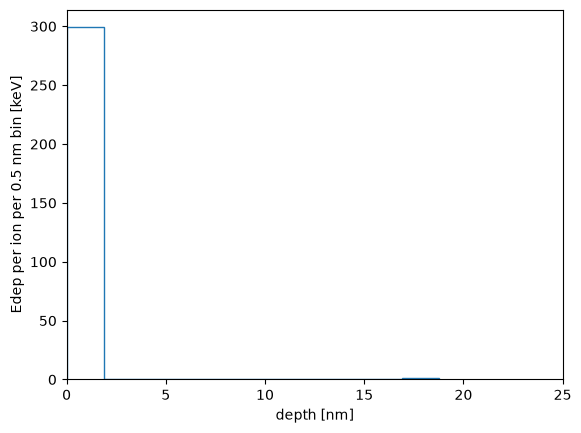
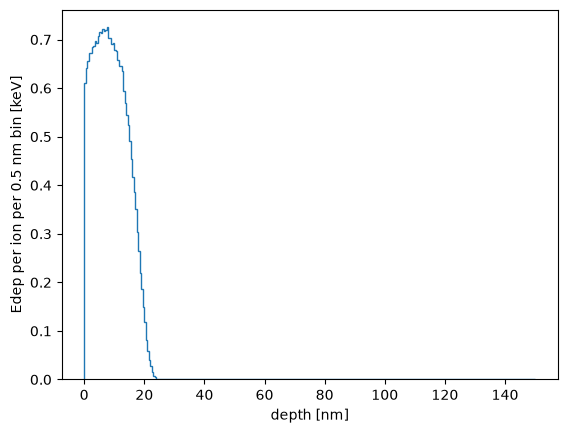
Code edit (unified diff) that turned the first committed figure into the second:
--- before
+++ after
@@ -1,6 +1,8 @@
-vals, edges = f["EdepZ"].to_numpy()
-vals_keV_per_ion = vals * 1e3 / 10000        # MeV -> keV, per primary (energy deposition per ion conversion)
-#plt.stairs(vals_keV_per_ion, edges*1e6)
-plt.hist(vals_keV_per_ion, bins=10, histtype="step", color="C0", label="Edep per ion per 0.5 nm bin [keV]")
-plt.xlabel("depth [nm]"); plt.ylabel("Edep per ion per 0.5 nm bin [keV]")
-plt.xlim(0, 25)
+b = f["beam"].arrays(library="np")
+m = b["E"] > 20.0                    # first-entry gate
+N = int(m.sum())
+
+vals, edges = f["EdepZ"].to_numpy()  # bin contents in MeV
+plt.stairs(vals * 1e3 / N, edges * 1e6)   # keV per ion, depth in nm
+plt.xlabel("depth [nm]")
+plt.ylabel("Edep per ion per 0.5 nm bin [keV]")

Commit: Fixed edep plotting